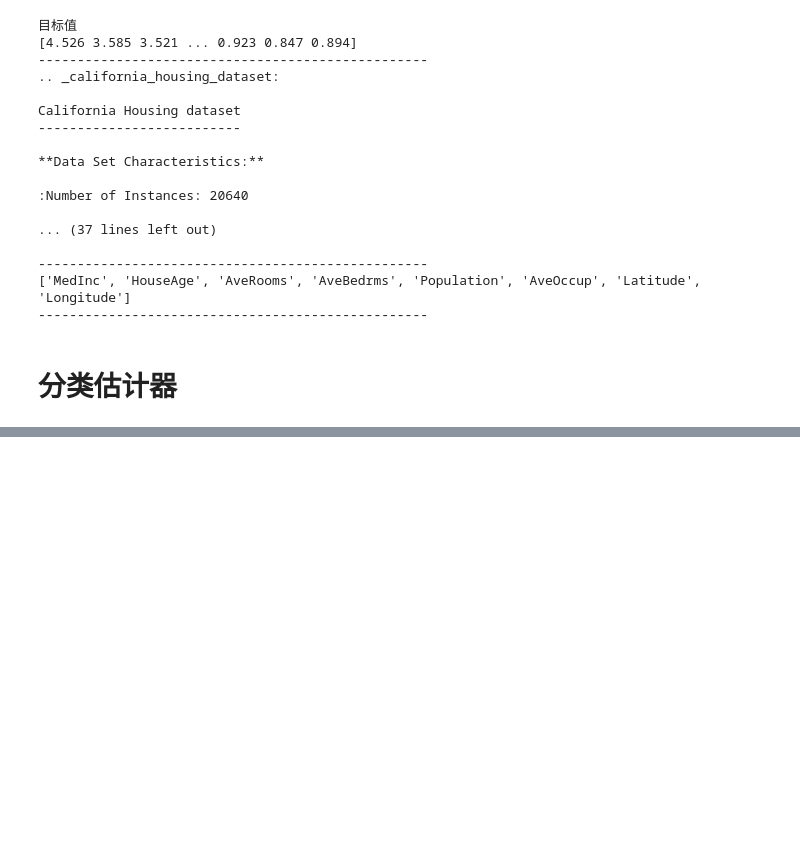
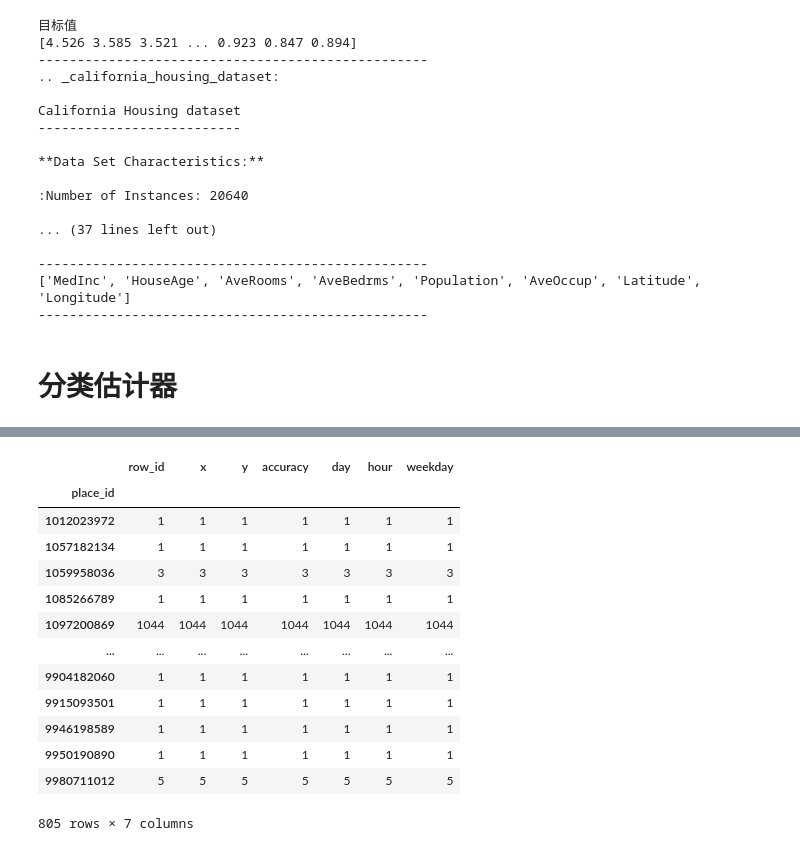
Before and after one commit to Wunchia/python_project, a Jupyter notebook: day15-practice/1-机器学习分类算法.ipynb, the cells around one changed output, grey strips where cells are left out. Cells and saved outputs as stored; diff of their text form; code cells hidden in the pictures; blank space fills up the shorter version.

```diff
--- a/day15-practice/1-机器学习分类算法.ipynb
+++ b/day15-practice/1-机器学习分类算法.ipynb
@@ -198,0 +333,19 @@ California Housing dataset
+# %%
+# 把签到数量少于n个目标位置删除，place_id是标签，即目标值
+place_count = data.groupby('place_id').count()
+place_count
+# %% [output]
+|  | row_id | x | y | accuracy | day | hour | weekday |
+| place_id |  |  |  |  |  |  |  |
+| 1012023972 | 1 | 1 | 1 | 1 | 1 | 1 | 1 |
+| 1057182134 | 1 | 1 | 1 | 1 | 1 | 1 | 1 |
+| 1059958036 | 3 | 3 | 3 | 3 | 3 | 3 | 3 |
+| 1085266789 | 1 | 1 | 1 | 1 | 1 | 1 | 1 |
+| 1097200869 | 1044 | 1044 | 1044 | 1044 | 1044 | 1044 | 1044 |
+| ... | ... | ... | ... | ... | ... | ... | ... |
+| 9904182060 | 1 | 1 | 1 | 1 | 1 | 1 | 1 |
+| 9915093501 | 1 | 1 | 1 | 1 | 1 | 1 | 1 |
+| 9946198589 | 1 | 1 | 1 | 1 | 1 | 1 | 1 |
+| 9950190890 | 1 | 1 | 1 | 1 | 1 | 1 | 1 |
+| 9980711012 | 5 | 5 | 5 | 5 | 5 | 5 | 5 |
+805 rows × 7 columns
```
Also changed, not shown: parts of 63 cells of this notebook, 2 other files.
